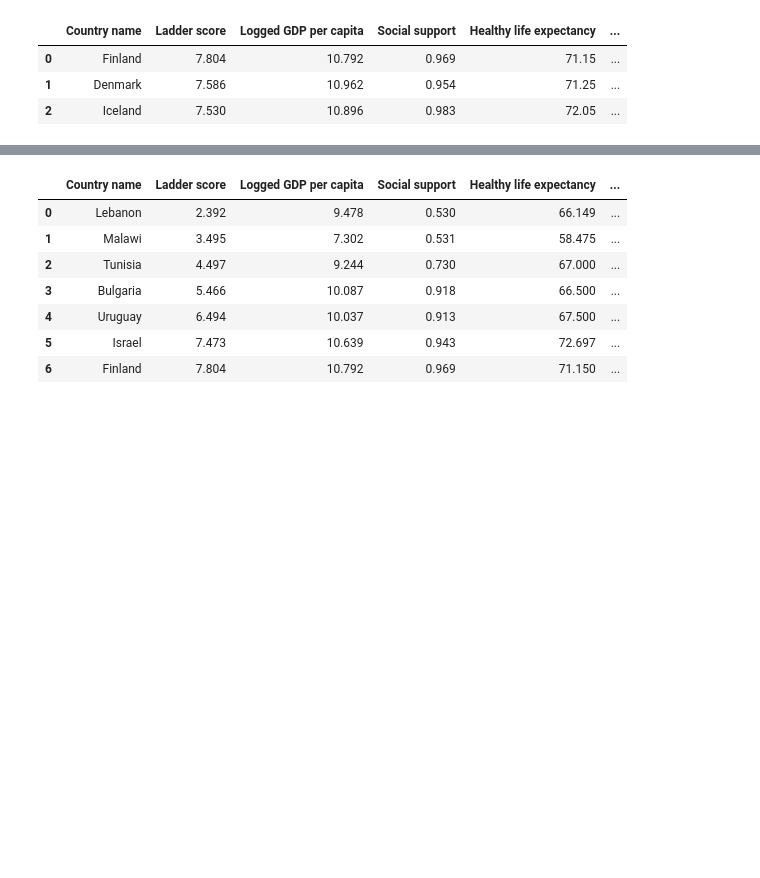
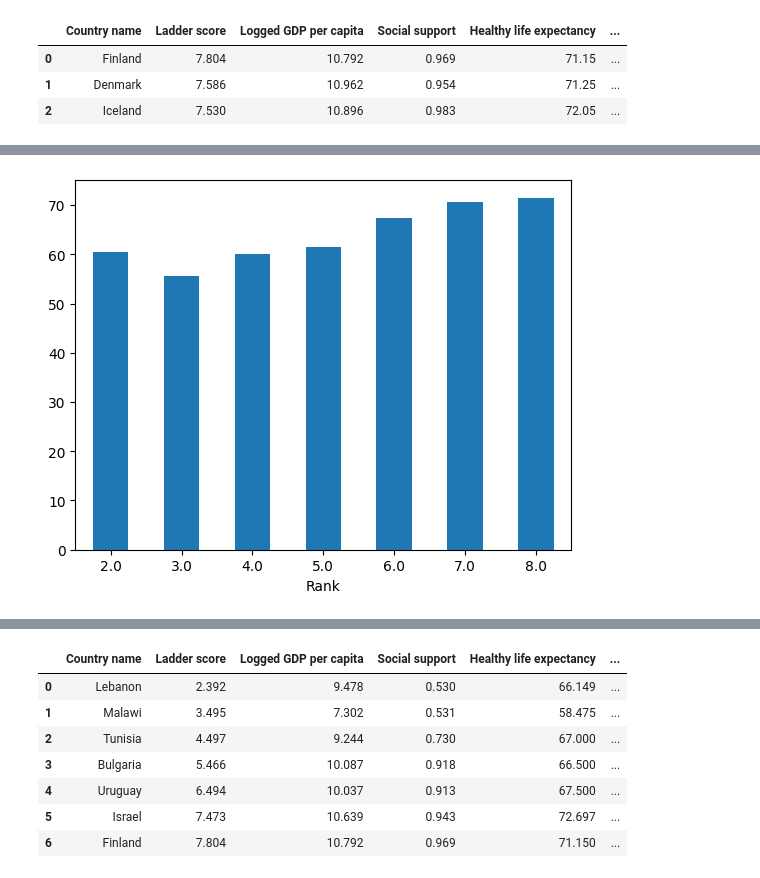
Before and after one commit to baekinwon/Python-study, a Jupyter notebook: World_Happinese_Record.ipynb, the cells around one changed output, grey strips where cells are left out. Saved outputs shown, nothing was run; the diff lists cells and outputs as text; code cells hidden in the pictures; blank space fills up the shorter version.

```diff
--- a/World_Happinese_Record.ipynb
+++ b/World_Happinese_Record.ipynb
@@ -91,0 +135,8 @@ df.head(3)
+# %%
+# 랭크 별 평균 수명
+df_health = df.groupby(['Rank'])['Healthy life expectancy'].mean()
+df_health.plot(kind='bar')
+plt.xticks(rotation=0)
+plt.show()
+# %% [output]
+[figure, added]
```
Also changed, not shown: parts of 23 cells of this notebook.
